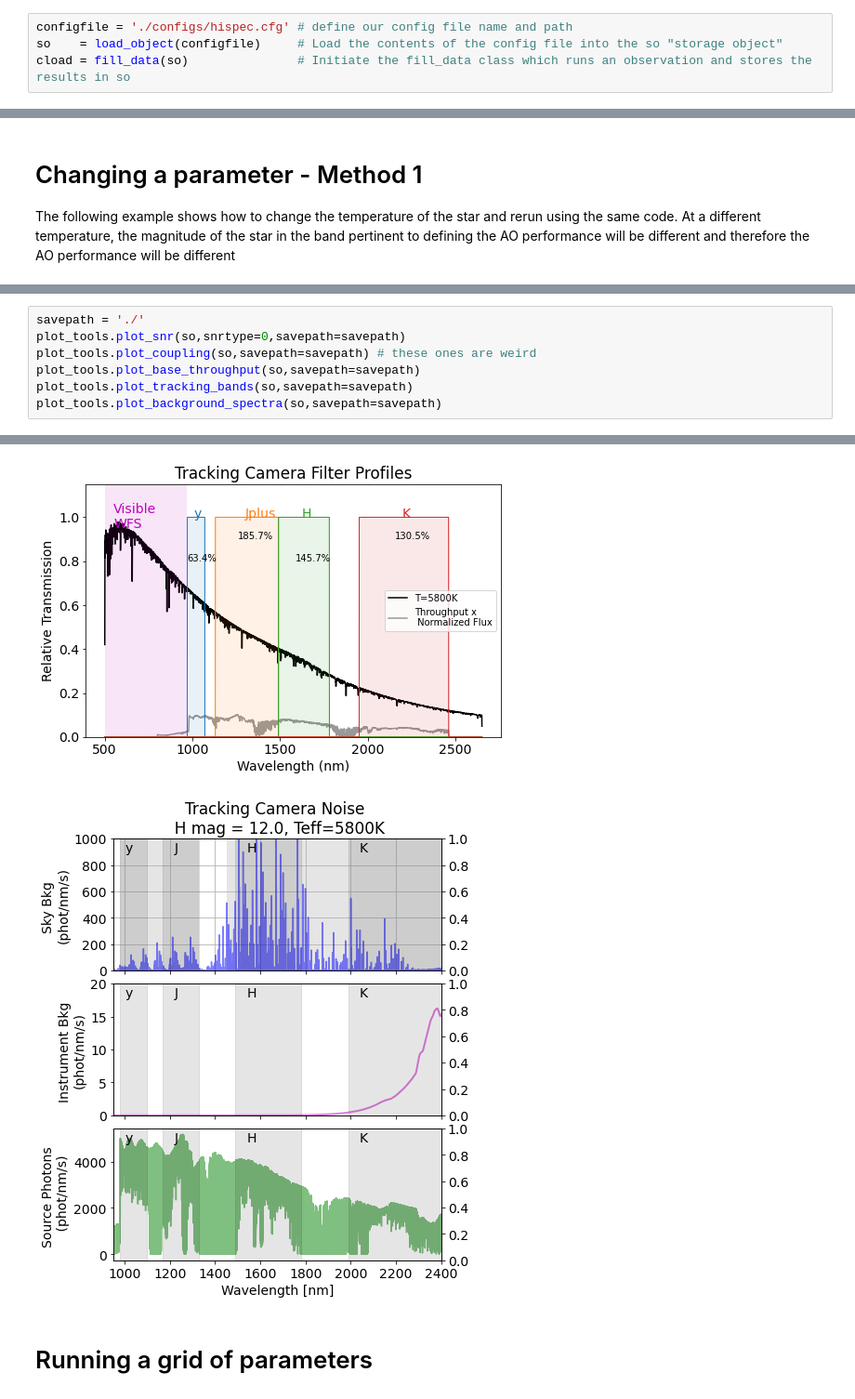
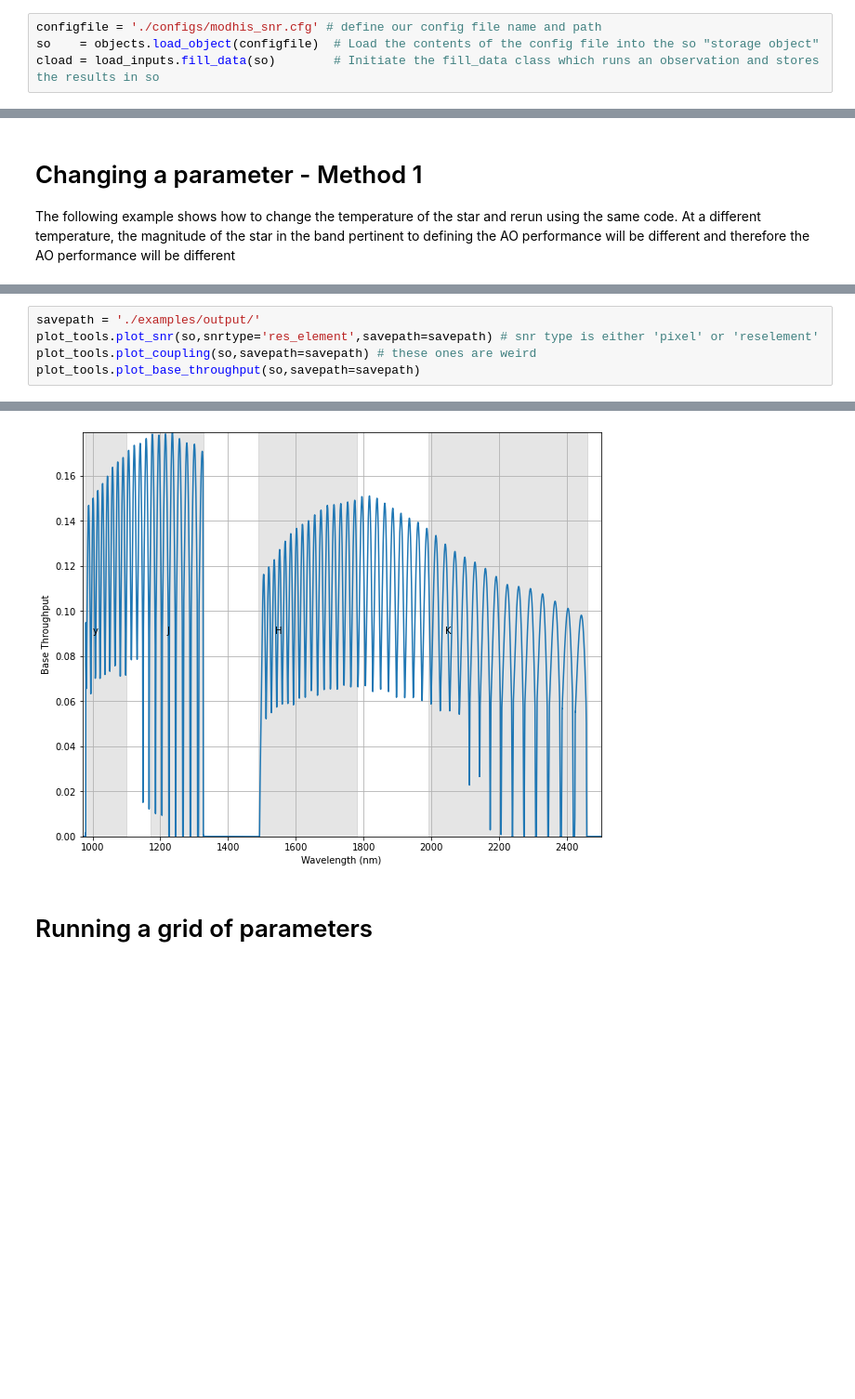
Before and after one commit to ashbake/specsim, a Jupyter notebook: examples/Tutorial_SNR_Grids.ipynb, the cells around one changed output, grey strips where cells are left out. Shown at 93% size. Drawn from its saved outputs; the diff is of its cells as text; blank space fills up the shorter version.

```diff
--- a/examples/Tutorial_SNR_Grids.ipynb
+++ b/examples/Tutorial_SNR_Grids.ipynb
@@ -54,9 +47,9 @@ There are some other functions in the load_objects.py that can be used to reload
 ## The Code - Running A Single Instance
 Here is the code to load a config file and run it
 # %%
-configfile = './configs/hispec.cfg' # define our config file name and path
-so    = load_object(configfile)     # Load the contents of the config file into the so "storage object"
-cload = fill_data(so)               # Initiate the fill_data class which runs an observation and stores the results in so
+configfile = './configs/modhis_snr.cfg' # define our config file name and path
+so    = objects.load_object(configfile)  # Load the contents of the config file into the so "storage object"
+cload = load_inputs.fill_data(so)        # Initiate the fill_data class which runs an observation and stores the results in so
 # %% [output]
 ------FILLING OBJECT--------
 Teff set to 2300.0
@@ -109,11 +118,9 @@ There are several tools for plotting in plot_tools.py which we loaded earlier as
 
 Here is an example how to use some of the key ones that should work! For example, how to plot the SNR spectrum, the base throughput, the background noise, etc. These functions take the so object, so it plots the parameters stored in so from the latest run.
 # %%
-savepath = './'
-plot_tools.plot_snr(so,snrtype=0,savepath=savepath)
+savepath = './examples/output/'
+plot_tools.plot_snr(so,snrtype='res_element',savepath=savepath) # snr type is either 'pixel' or 'reselement'
 plot_tools.plot_coupling(so,savepath=savepath) # these ones are weird
 plot_tools.plot_base_throughput(so,savepath=savepath)
-plot_tools.plot_tracking_bands(so,savepath=savepath)
-plot_tools.plot_background_spectra(so,savepath=savepath)
 # %% [output]
 No handles with labels found to put in legend.
@@ -126,5 +129,4 @@ K
-[figure, old version]
+[figure, new version]
-[figure, removed]
 # %% [markdown]
 # Running a grid of parameters
 # %%
```
Also changed, not shown: parts of 9 cells of this notebook, 9 other files.
